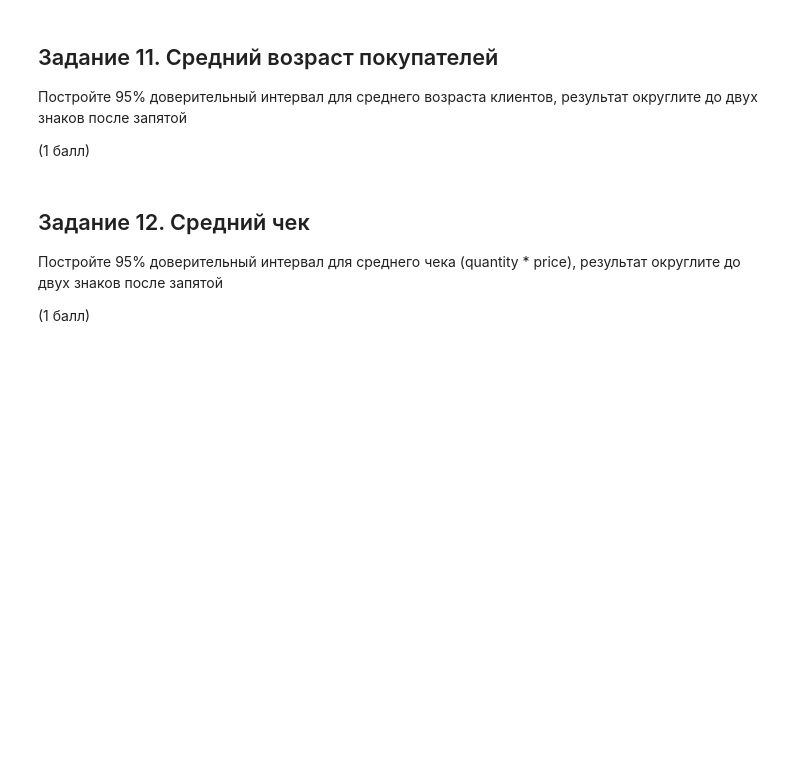
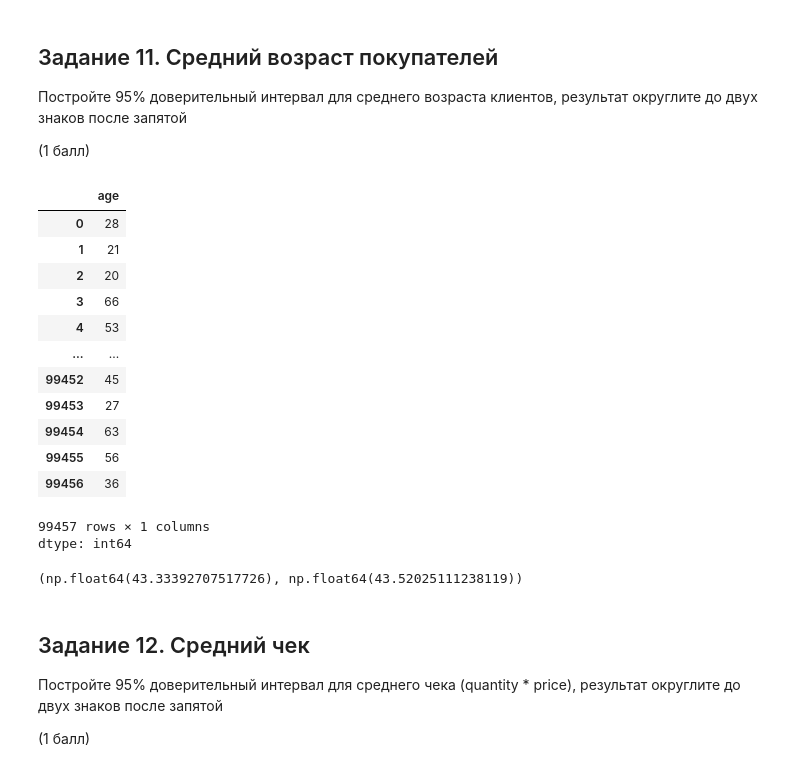
Before and after one commit to semwett0301/stat-ml-labs, a Jupyter notebook: statistic-course/math_stat_2.ipynb, the cells around one changed output. Cells and saved outputs as stored; diff of their text form; code cells hidden in the pictures; blank space fills up the shorter version.

```diff
--- a/statistic-course/math_stat_2.ipynb
+++ b/statistic-course/math_stat_2.ipynb
@@ -451,6 +478,28 @@ df['invoice_date'] = pd.to_datetime(df['invoice_date'])
 Постройте 95% доверительный интервал для среднего возраста клиентов, результат округлите до двух знаков после запятой
 
 (1 балл)
+# %%
+age = df['age']
+age
+# %% [output]
+|  | age |
+| 0 | 28 |
+| 1 | 21 |
+| 2 | 20 |
+| 3 | 66 |
+| 4 | 53 |
+| ... | ... |
+| 99452 | 45 |
+| 99453 | 27 |
+| 99454 | 63 |
+| 99455 | 56 |
+| 99456 | 36 |
+99457 rows × 1 columns
+dtype: int64
+# %%
+stats.t.interval(0.95, df=(len(age) -1), loc=age.mean(), scale=stats.sem(age))
+# %% [output]
+(np.float64(43.33392707517726), np.float64(43.52025111238119))
 # %% [markdown]
 ## Задание 12. Средний чек
 
```
Also changed, not shown: parts of 9 cells of this notebook.
